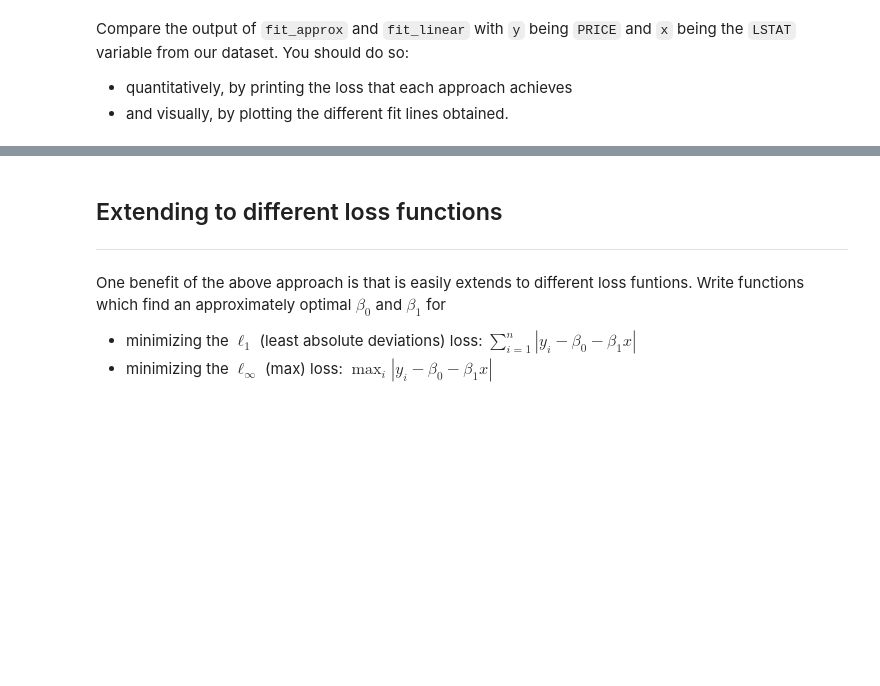
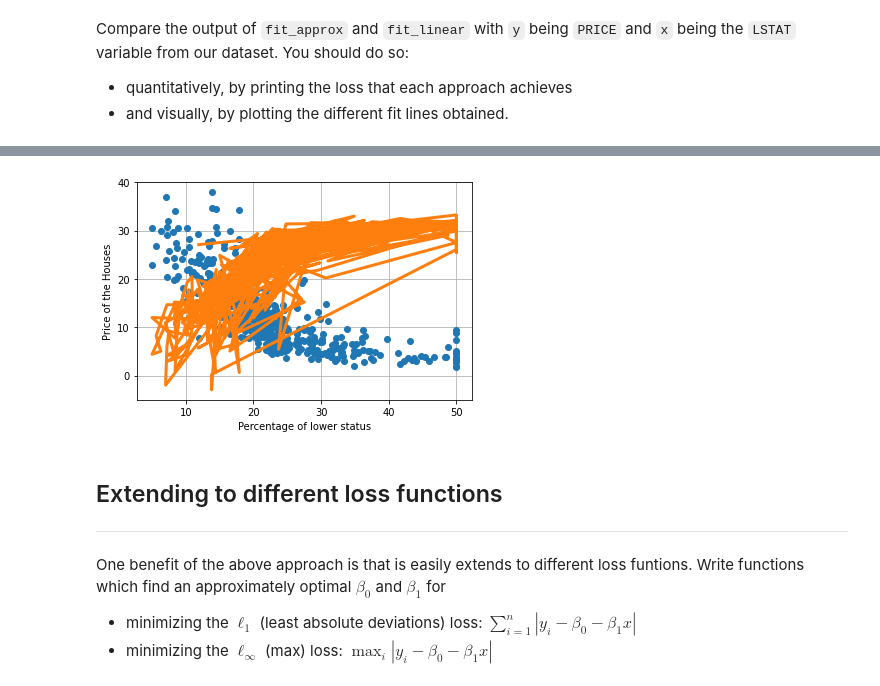
Before and after one commit to VishalShah1999/Machine-Learning, a Jupyter notebook: lab1.ipynb, the cells around one changed output, grey strips where cells are left out. Drawn from its saved outputs; the diff is of its cells as text; code cells hidden in the pictures; blank space fills up the shorter version.

```diff
--- a/lab1.ipynb
+++ b/lab1.ipynb
@@ -342,10 +238,17 @@ def fit_approx(x,y):
     under the sum-of-squares loss. The min_loss returned is the lost of the best beta0 and beta1 you found.
     """
     # TODO complete the following code
-    beta0 = np.arange(-50,50,1)
-    beta1 = np.arange(-10,10,1)
-    min_loss =
-
+    beta0 = 0
+    beta1 = 0
+    min_loss = float("inf")
+    for b0 in range(-50,50,1):
+      for b1 in range(-10,10,1):
+        y_pred = b0 + b1*x
+        loss = np.sum((y-y_pred)**2)
+        if loss < min_loss:
+          min_loss = loss
+          beta0 = b0
+          beta1 = b1
     return beta0, beta1, min_loss
 # %% [markdown]
 Compare the output of `fit_approx` and `fit_linear` with `y` being `PRICE` and `x` being the `LSTAT` variable from our dataset. You should do so:
@@ -354,3 +270,14 @@ Compare the output of `fit_approx` and `fit_linear` with `y` being `PRICE` and `
+# %%
+beta01, beta11, loss1 = fit_approx(q,r)
+ypred1 = beta11*r + beta01
+
+plt.plot(q,r,'o')                    # Plot the data points
+plt.plot(q,ypred1,'-',linewidth=3)  # Plot the regression line (the predicted values)
+plt.xlabel('Percentage of lower status')
+plt.ylabel('Price of the Houses')
+plt.grid(True)
+# %% [output]
+[figure, added]
 # %% [markdown]
 ## Extending to different loss functions
 
```
Also changed, not shown: parts of 9 cells of this notebook.
